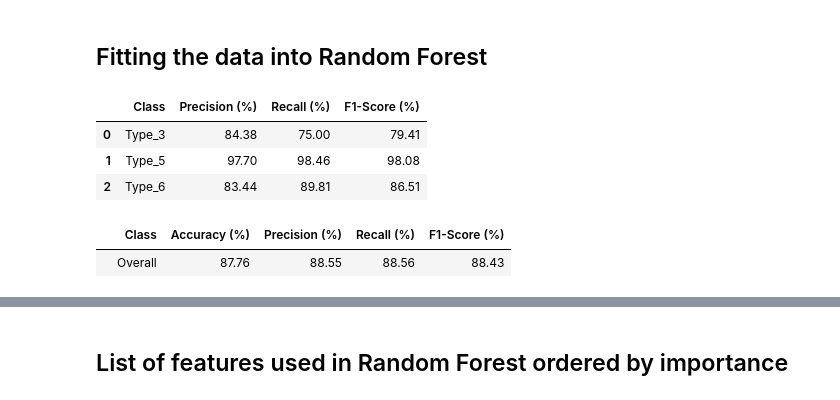
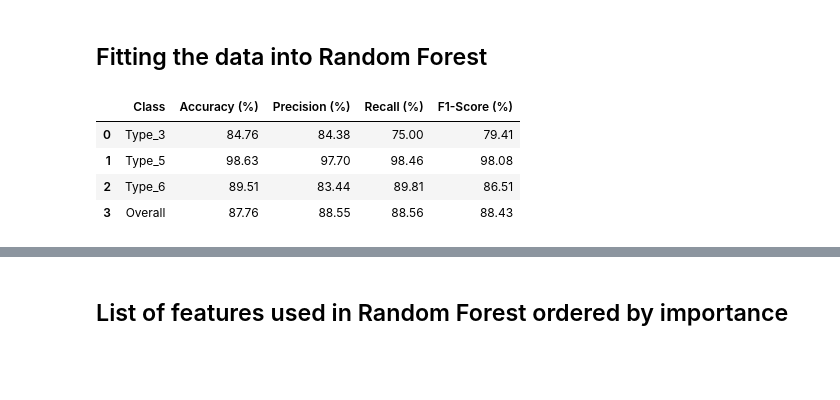
Before and after one commit to jorgemartins1986/APRAU_1050497_1050532, a Jupyter notebook: assignment.ipynb, the cells around one changed output, grey strips where cells are left out. Drawn from its saved outputs; the diff is of its cells as text; code cells hidden in the pictures; blank space fills up the shorter version.

```diff
--- a/assignment.ipynb
+++ b/assignment.ipynb
@@ -1243,11 +1290,16 @@ y_pred_dt = dt_classifier.predict(X_test)
 
 # Evaluate the model
 accuracy_dt = balanced_accuracy_score(y_test, y_pred_dt)
+accuracy_per_class = {
+    cls: balanced_accuracy_score(y_test == i, y_pred_dt == i) * 100
+    for i, cls in enumerate(label_encoder.classes_)
+}
 report_dt = classification_report(y_test, y_pred_dt, target_names=label_encoder.classes_, output_dict=True)
 
 # Display results in a table
 results_dt = pd.DataFrame({
     'Class': label_encoder.classes_,
+    'Accuracy (%)': [accuracy_per_class[cls] for cls in label_encoder.classes_],
     'Precision (%)': [round(report_dt[cls]['precision'] * 100, 2) for cls in label_encoder.classes_],
     'Recall (%)': [round(report_dt[cls]['recall'] * 100, 2) for cls in label_encoder.classes_],
     'F1-Score (%)': [round(report_dt[cls]['f1-score'] * 100, 2) for cls in label_encoder.classes_]
@@ -1264,6 +1316,7 @@ results_overall_dt.loc[''] = ['Overall', accuracy_dt * 100,
 results_dt = results_dt.round(2)
 results_overall_dt = results_overall_dt.round(2)
 
+results_dt = pd.concat([results_dt, results_overall_dt], ignore_index=True)
+
 display(results_dt)
-display(results_overall_dt)
 # %% [output]
@@ -1320,40 +1405,42 @@ The best hyperparameters are:
 rf_classifier.fit(X_train, y_train)
 
 # Predict the vegetation type for the test data
 y_pred_rf = rf_classifier.predict(X_test)
 
 # Evaluate the model
 accuracy_rf = balanced_accuracy_score(y_test, y_pred_rf)
+accuracy_per_class_rf = {
+    cls: balanced_accuracy_score(y_test == i, y_pred_rf == i) * 100
+    for i, cls in enumerate(label_encoder.classes_)
+}
 report_rf = classification_report(y_test, y_pred_rf, target_names=label_encoder.classes_, output_dict=True)
-
-# Binarize the output for ROC AUC calculation
-y_pred_binarized_rf = label_binarize(y_pred_rf, classes=[0, 1, 2])
 
 # Display results in a table
 results_rf = pd.DataFrame({
     'Class': label_encoder.classes_,
+    'Accuracy (%)': [accuracy_per_class_rf[cls] for cls in label_encoder.classes_],
     'Precision (%)': [round(report_rf[cls]['precision'] * 100, 2) for cls in label_encoder.classes_],
     'Recall (%)': [round(report_rf[cls]['recall'] * 100, 2) for cls in label_encoder.classes_],
     'F1-Score (%)': [round(report_rf[cls]['f1-score'] * 100, 2) for cls in label_encoder.classes_]
 })
 
 # Add overall metrics to the results
 results_overall_rf = pd.DataFrame(columns=['Class', 'Accuracy (%)', 'Precision (%)', 'Recall (%)', 'F1-Score (%)'])
 results_overall_rf.loc[''] = ['Overall', accuracy_rf * 100,
                                     report_rf['weighted avg']['precision'] * 100,
                                     report_rf['weighted avg']['recall'] * 100,
                                     report_rf['weighted avg']['f1-score'] * 100]
 
 # Format the results to show percentages with two decimals
 results_rf = results_rf.round(2)
 results_overall_rf = results_overall_rf.round(2)
 
+results_rf = pd.concat([results_rf, results_overall_rf], ignore_index=True)
+
 display(results_rf)
-display(results_overall_rf)
 # %% [output]
-|  | Class | Precision (%) | Recall (%) | F1-Score (%) |
-| 0 | Type_3 | 84.38 | 75.00 | 79.41 |
-| 1 | Type_5 | 97.70 | 98.46 | 98.08 |
-| 2 | Type_6 | 83.44 | 89.81 | 86.51 |
+|  | Class | Accuracy (%) | Precision (%) | Recall (%) | F1-Score (%) |
+| 0 | Type_3 | 84.76 | 84.38 | 75.00 | 79.41 |
+| 1 | Type_5 | 98.63 | 97.70 | 98.46 | 98.08 |
+| 2 | Type_6 | 89.51 | 83.44 | 89.81 | 86.51 |
+| 3 | Overall | 87.76 | 88.55 | 88.56 | 88.43 |
-|  | Class | Accuracy (%) | Precision (%) | Recall (%) | F1-Score (%) |
-|  | Overall | 87.76 | 88.55 | 88.56 | 88.43 |
```
Also changed, not shown: parts of 16 cells of this notebook.
